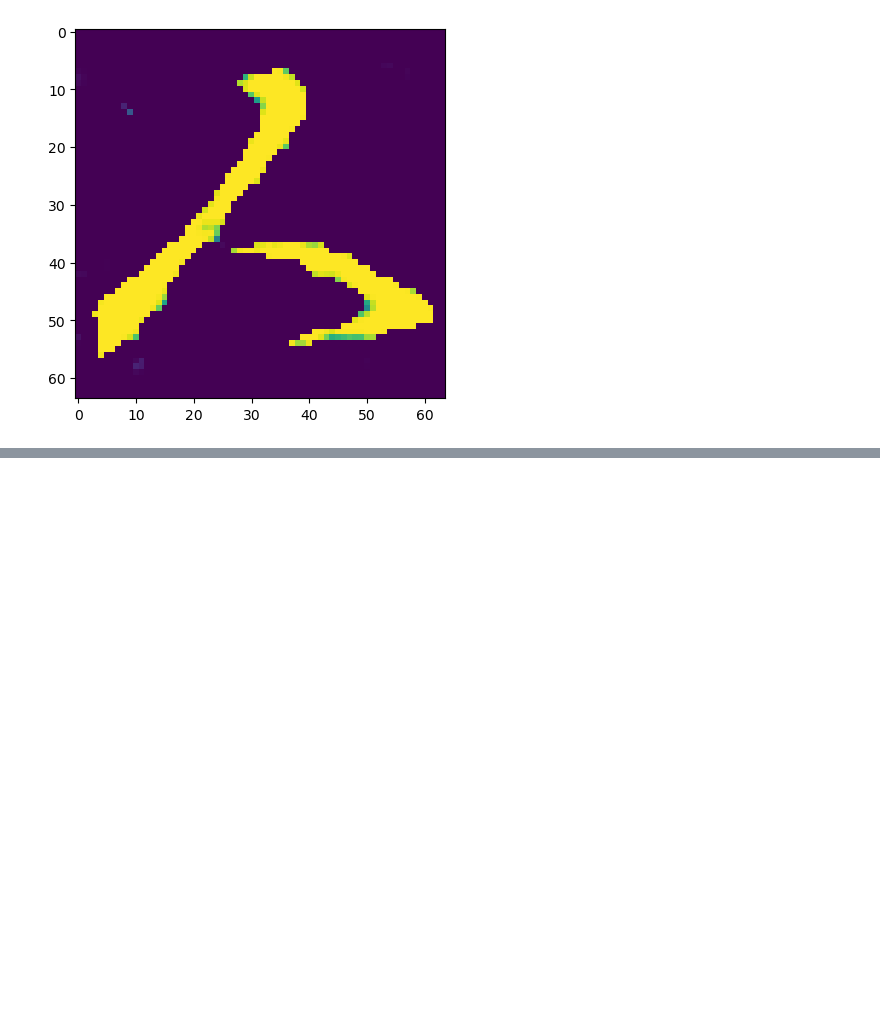
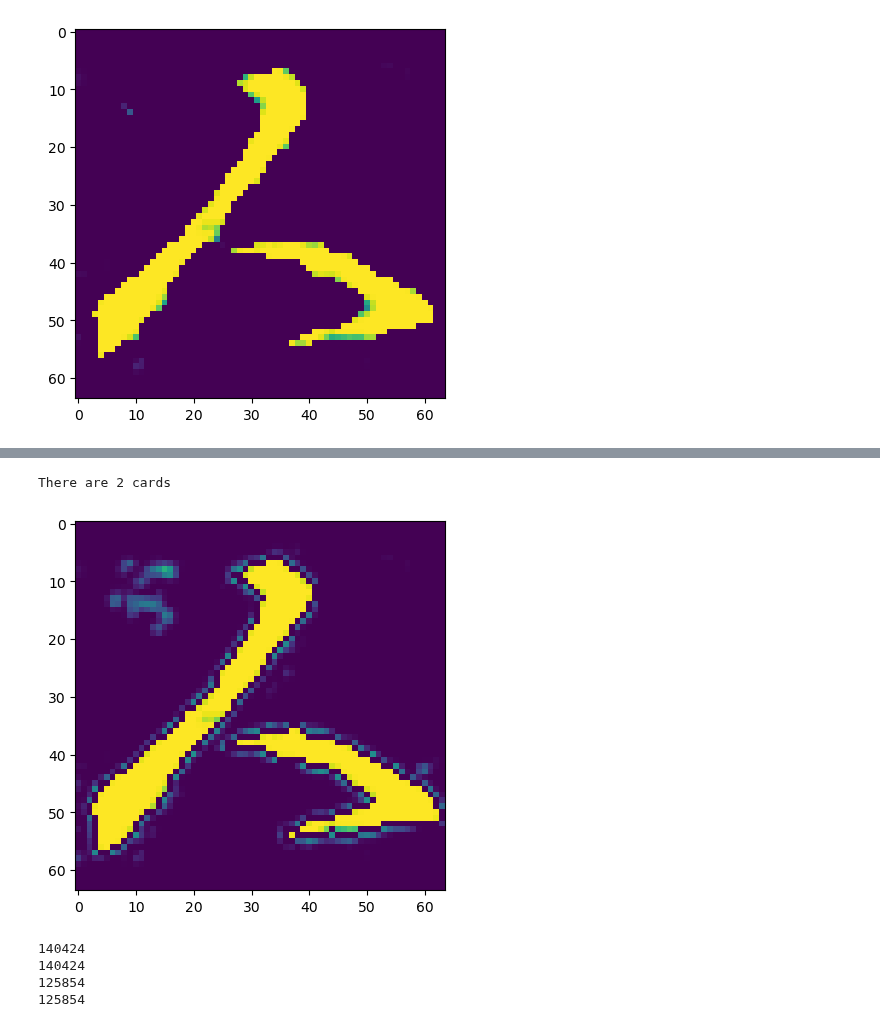
Before and after one commit to krisdanoda/Kanji-recognizer, a Jupyter notebook: outlierDetection.ipynb, the cells around one changed output, grey strips where cells are left out. Drawn from its saved outputs; the diff is of its cells as text; code cells hidden in the pictures; blank space fills up the shorter version.

```diff
--- a/outlierDetection.ipynb
+++ b/outlierDetection.ipynb
@@ -39,0 +52,15 @@ There are 2 cards
+# %%
+im4 = img.copy()
+main_contours = []
+count = 0
+for c in contours:
+    if cv2.contourArea(c) > 50:
+        count+=1
+        cv2.drawContours(im4, [c], -1, (0, 255, 0), 1)
+        main_contours.append(c)
+
+plt.imshow(im4, interpolation='none')
+print(f'There are {count} cards')
+# %% [output]
+There are 2 cards
+[figure, added]
@@ -39,0 +95,12 @@ There are 2 cards
+# %%
+print(len(labels))
+print(len(imgs))
+
+filtered_labels, filtered_images = remove_by_contours(labels, imgs)
+print(len(filtered_labels))
+print(len(filtered_images))
+# %% [output]
+140424
+140424
+125854
+125854
```
Also changed, not shown: parts of 2 cells of this notebook, 2 other files.
